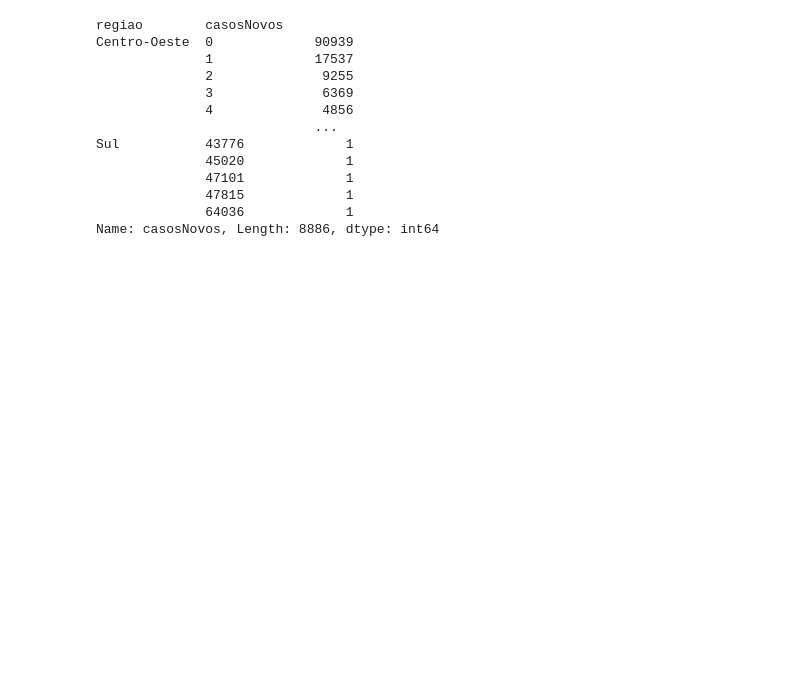
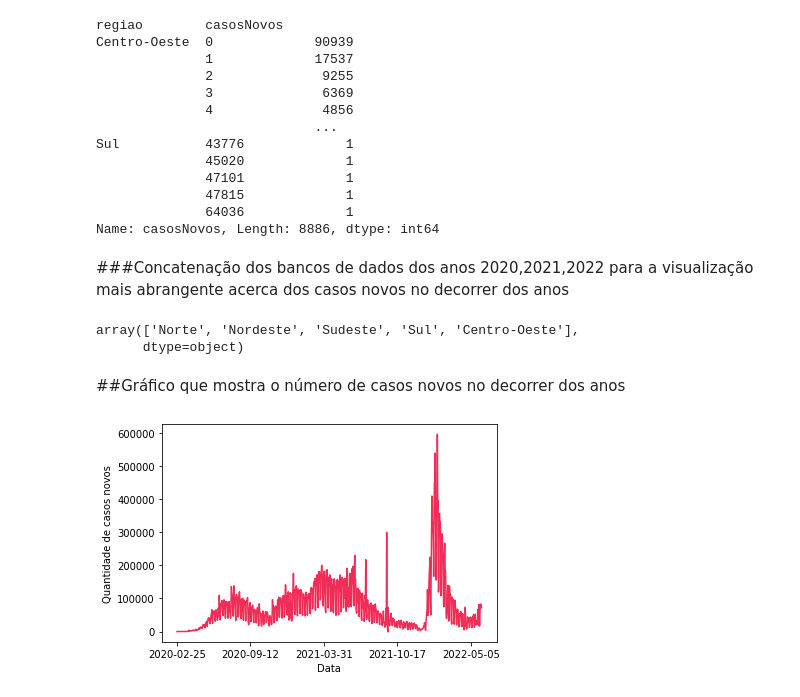
Before and after one commit to GabriellMiranda/TP-Dados-Analise-de-dados-de-covid, a Jupyter notebook: Trabalho_de_Dados.ipynb, the cells around one changed output. Cells and saved outputs as stored; diff of their text form; code cells hidden in the pictures; blank space fills up the shorter version.

Commit message:
Plot's de gráficos para entendimento dos dados

```diff
--- a/Trabalho_de_Dados.ipynb
+++ b/Trabalho_de_Dados.ipynb
@@ -499,3 +502,16 @@ Sul           43776             1
               47815             1
               64036             1
 Name: casosNovos, Length: 8886, dtype: int64
+# %% [markdown]
+###Concatenação dos bancos de dados dos anos 2020,2021,2022 para a visualização mais abrangente acerca dos casos novos no decorrer dos anos
+# %%
+# Variáveis a serem usadas
+# DadosBrasil2020 -> 21, 22
+# RegioesBrasil2020 -> 21, 22
+
+RegioesBrasilFull = pd.concat([RegioesBrasil2020,RegioesBrasil2021,RegioesBrasil2022])
+# %%
+RegioesBrasilFull['regiao'].unique()
+# %% [output]
+array(['Norte', 'Nordeste', 'Sudeste', 'Sul', 'Centro-Oeste'],
+      dtype=object)
@@ -501,0 +527,10 @@ Name: casosNovos, Length: 8886, dtype: int64
+# %% [markdown]
+##Gráfico que mostra o número de casos novos no decorrer dos anos
+# %%
+group_date = RegioesBrasilFull.groupby("data")
+group_date.sum()['casosNovos'].plot(c='#EF2D56')
+plt.ylabel('Quantidade de casos novos')
+plt.xlabel('Data')
+plt.show()
+# %% [output]
+[figure, added]
```
Also changed, not shown: parts of 13 cells of this notebook.
